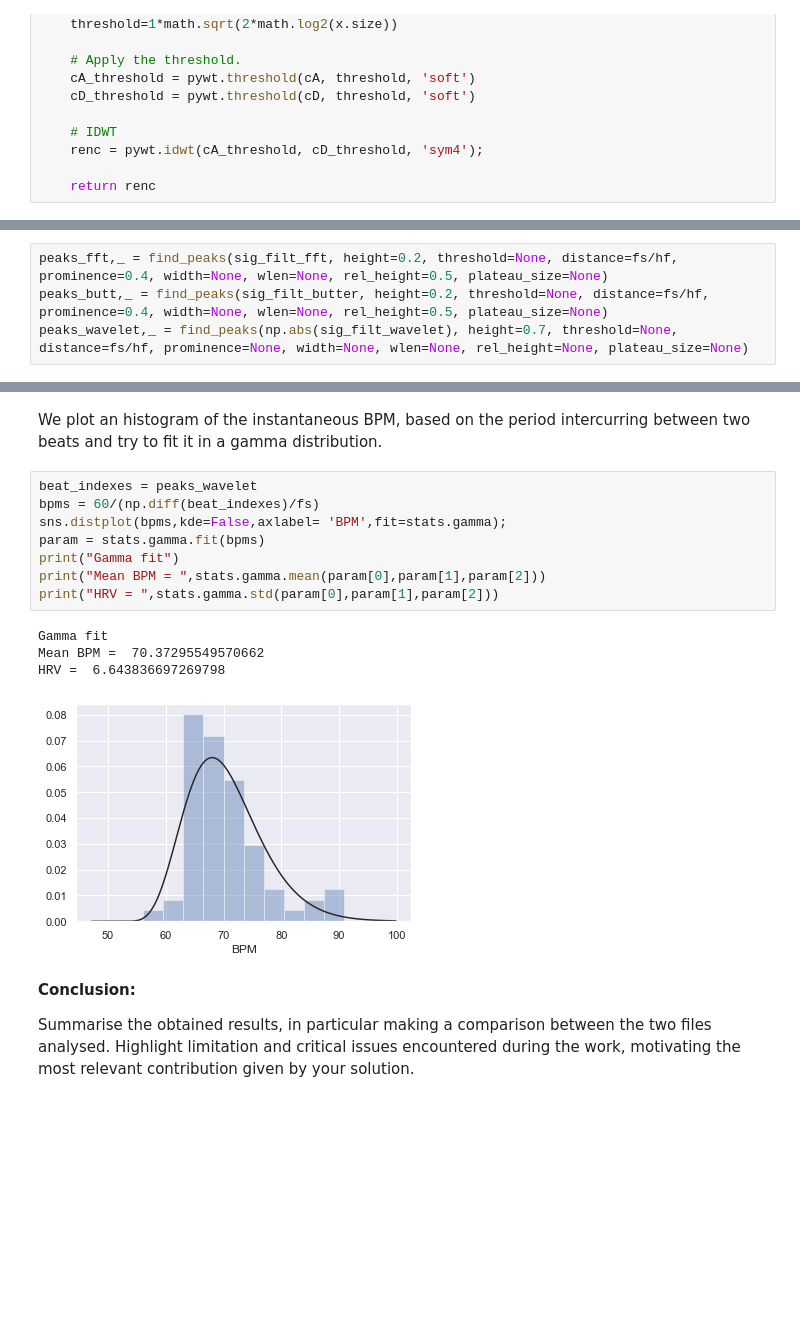
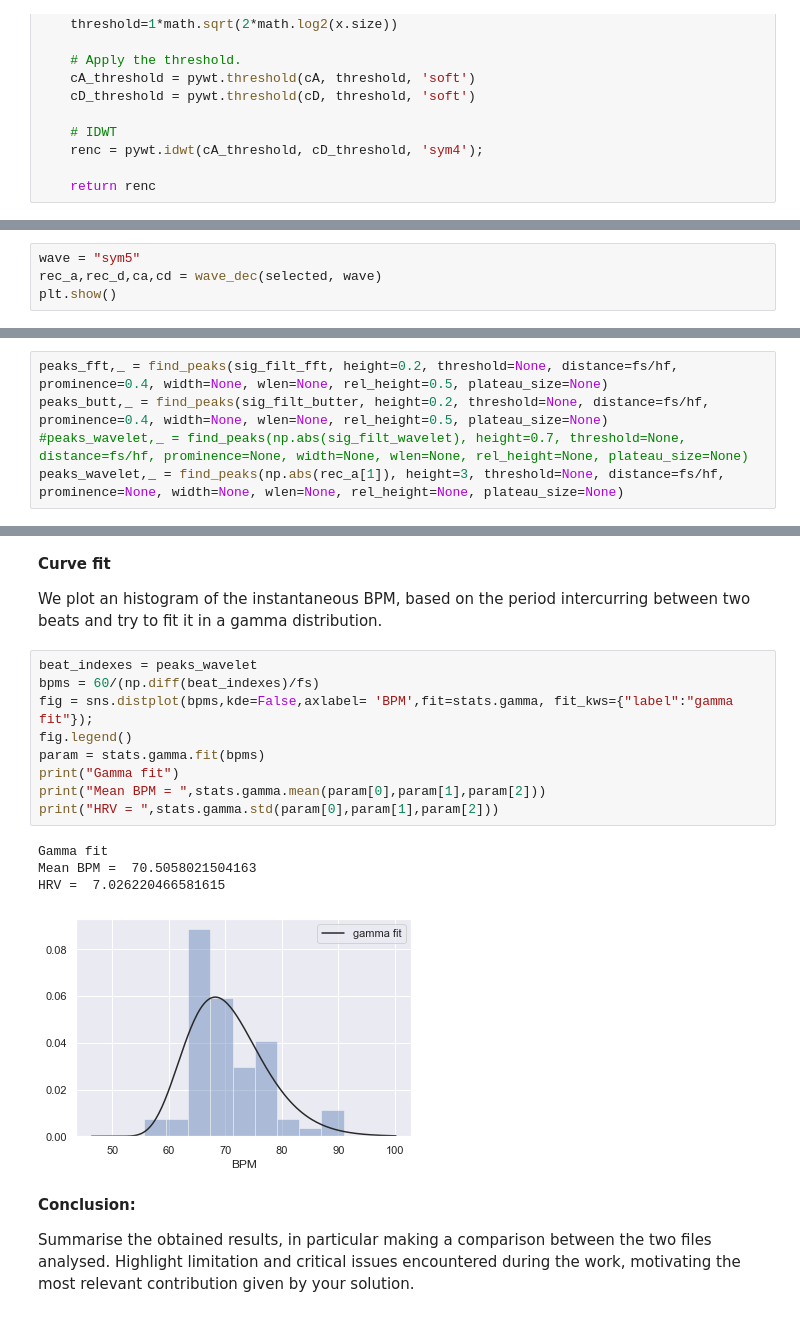
Before and after one commit to CrostaBot/HeartRateEstimation, a Jupyter notebook: SCG.ipynb, the cells around one changed output, grey strips where cells are left out. Saved outputs shown, nothing was run; the diff lists cells and outputs as text; blank space fills up the shorter version.

```diff
--- a/SCG.ipynb
+++ b/SCG.ipynb
@@ -471,0 +528,4 @@ plt.show()
+# %%
+wave = "sym5"
+rec_a,rec_d,ca,cd = wave_dec(selected, wave)
+plt.show()
@@ -477,4 +538,5 @@ For detecting the peaks in the filtered signal we make use of the find_peaks fro
 # %%
 peaks_fft,_ = find_peaks(sig_filt_fft, height=0.2, threshold=None, distance=fs/hf, prominence=0.4, width=None, wlen=None, rel_height=0.5, plateau_size=None)
 peaks_butt,_ = find_peaks(sig_filt_butter, height=0.2, threshold=None, distance=fs/hf, prominence=0.4, width=None, wlen=None, rel_height=0.5, plateau_size=None)
-peaks_wavelet,_ = find_peaks(np.abs(sig_filt_wavelet), height=0.7, threshold=None, distance=fs/hf, prominence=None, width=None, wlen=None, rel_height=None, plateau_size=None)
+#peaks_wavelet,_ = find_peaks(np.abs(sig_filt_wavelet), height=0.7, threshold=None, distance=fs/hf, prominence=None, width=None, wlen=None, rel_height=None, plateau_size=None)
+peaks_wavelet,_ = find_peaks(np.abs(rec_a[1]), height=3, threshold=None, distance=fs/hf, prominence=None, width=None, wlen=None, rel_height=None, plateau_size=None)
@@ -513,18 +580,21 @@ ax[0].set_xlim([35,40]);
 # %% [markdown]
+**Curve fit**
+
 We plot an histogram of the instantaneous BPM, based on the period intercurring between two beats and try to fit it in a gamma distribution.
 # %%
 beat_indexes = peaks_wavelet
 bpms = 60/(np.diff(beat_indexes)/fs)
-sns.distplot(bpms,kde=False,axlabel= 'BPM',fit=stats.gamma);
+fig = sns.distplot(bpms,kde=False,axlabel= 'BPM',fit=stats.gamma, fit_kws={"label":"gamma fit"});
+fig.legend()
 param = stats.gamma.fit(bpms)
 print("Gamma fit")
 print("Mean BPM = ",stats.gamma.mean(param[0],param[1],param[2]))
 print("HRV = ",stats.gamma.std(param[0],param[1],param[2]))
 # %% [output]
 Gamma fit
-Mean BPM =  70.37295549570662
-HRV =  6.643836697269798
+Mean BPM =  70.5058021504163
+HRV =  7.026220466581615
-[figure, old version]
+[figure, new version]
 # %% [markdown]
 **Conclusion:**
 
```
Also changed, not shown: parts of 17 cells of this notebook.
